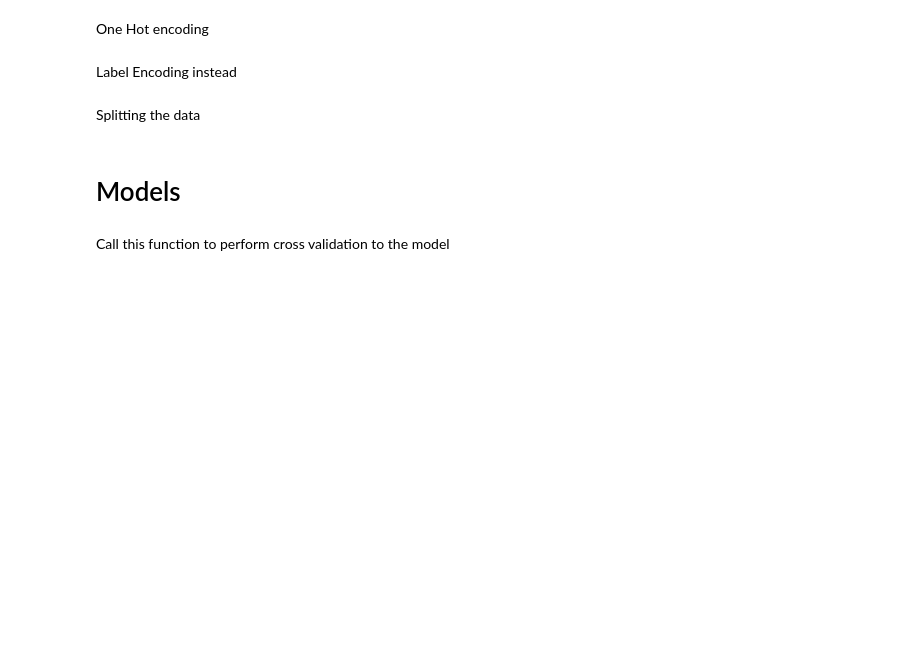
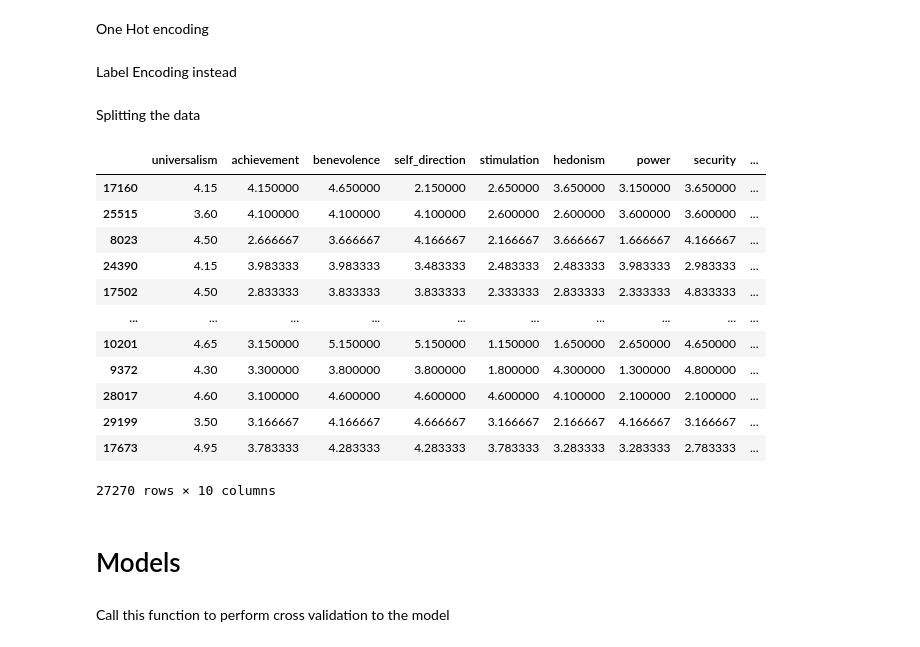
Before and after one commit to ThembiNsele/ClimateMind-Backend, a Jupyter notebook: ml_models/political_preference/datasets/ML EXPE.ipynb, the cells around one changed output. Drawn from its saved outputs; the diff is of its cells as text; code cells hidden in the pictures; blank space fills up the shorter version.

```diff
--- a/ml_models/political_preference/datasets/ML EXPE.ipynb
+++ b/ml_models/political_preference/datasets/ML EXPE.ipynb
@@ -209,11 +212,12 @@ con_dataframe['lrscale'] = con_dataframe['lrscale'].apply(normalise_con)
 # %% [markdown]
 Split into features and target
 # %%
-X_lib = lib_dataframe.iloc[:, 2:12].copy()
-y_lib = lib_dataframe.iloc[:,1].copy()
+X_lib = lib_dataframe.iloc[:, 1:11].copy()
+y_lib = lib_dataframe.iloc[:,0].copy()
 #Now the data frame for conservative prediction
-X_con = con_dataframe.iloc[:, 2:12].copy()
-y_con = con_dataframe.iloc[:,1].copy()
+X_con = con_dataframe.iloc[:, 1:11].copy()
+y_con = con_dataframe.iloc[:,0].copy()
 
+print(X_con.head())
 print(y_con.head())
 # %% [output]
@@ -250,6 +267,24 @@ Splitting the data
 # %%
 X_train_lib_oh, X_test_lib_oh, y_train_lib_oh, y_test_lib_oh = train_test_split(X_lib, y_lib_onehot, test_size=0.25, random_state=10)
 X_train_con_oh, X_test_con_oh, y_train_con_oh, y_test_con_oh = train_test_split(X_con, y_con_onehot, test_size=0.25, random_state=10)
+# %%
+tup = (X_train_con_oh, y_train_con_oh)
+
+tup[0]
+# %% [output]
+|  | universalism | achievement | benevolence | self_direction | stimulation | hedonism | power | security | ... |
+| 17160 | 4.15 | 4.150000 | 4.650000 | 2.150000 | 2.650000 | 3.650000 | 3.150000 | 3.650000 | ... |
+| 25515 | 3.60 | 4.100000 | 4.100000 | 4.100000 | 2.600000 | 2.600000 | 3.600000 | 3.600000 | ... |
+| 8023 | 4.50 | 2.666667 | 3.666667 | 4.166667 | 2.166667 | 3.666667 | 1.666667 | 4.166667 | ... |
+| 24390 | 4.15 | 3.983333 | 3.983333 | 3.483333 | 2.483333 | 2.483333 | 3.983333 | 2.983333 | ... |
+| 17502 | 4.50 | 2.833333 | 3.833333 | 3.833333 | 2.333333 | 2.833333 | 2.333333 | 4.833333 | ... |
+| ... | ... | ... | ... | ... | ... | ... | ... | ... | ... |
+| 10201 | 4.65 | 3.150000 | 5.150000 | 5.150000 | 1.150000 | 1.650000 | 2.650000 | 4.650000 | ... |
+| 9372 | 4.30 | 3.300000 | 3.800000 | 3.800000 | 1.800000 | 4.300000 | 1.300000 | 4.800000 | ... |
+| 28017 | 4.60 | 3.100000 | 4.600000 | 4.600000 | 4.600000 | 4.100000 | 2.100000 | 2.100000 | ... |
+| 29199 | 3.50 | 3.166667 | 4.166667 | 4.666667 | 3.166667 | 2.166667 | 4.166667 | 3.166667 | ... |
+| 17673 | 4.95 | 3.783333 | 4.283333 | 4.283333 | 3.783333 | 3.283333 | 3.283333 | 2.783333 | ... |
+27270 rows × 10 columns
 # %% [markdown]
 # Models
 # %% [markdown]
```
Also changed, not shown: parts of 5 cells of this notebook, 4 other files.
